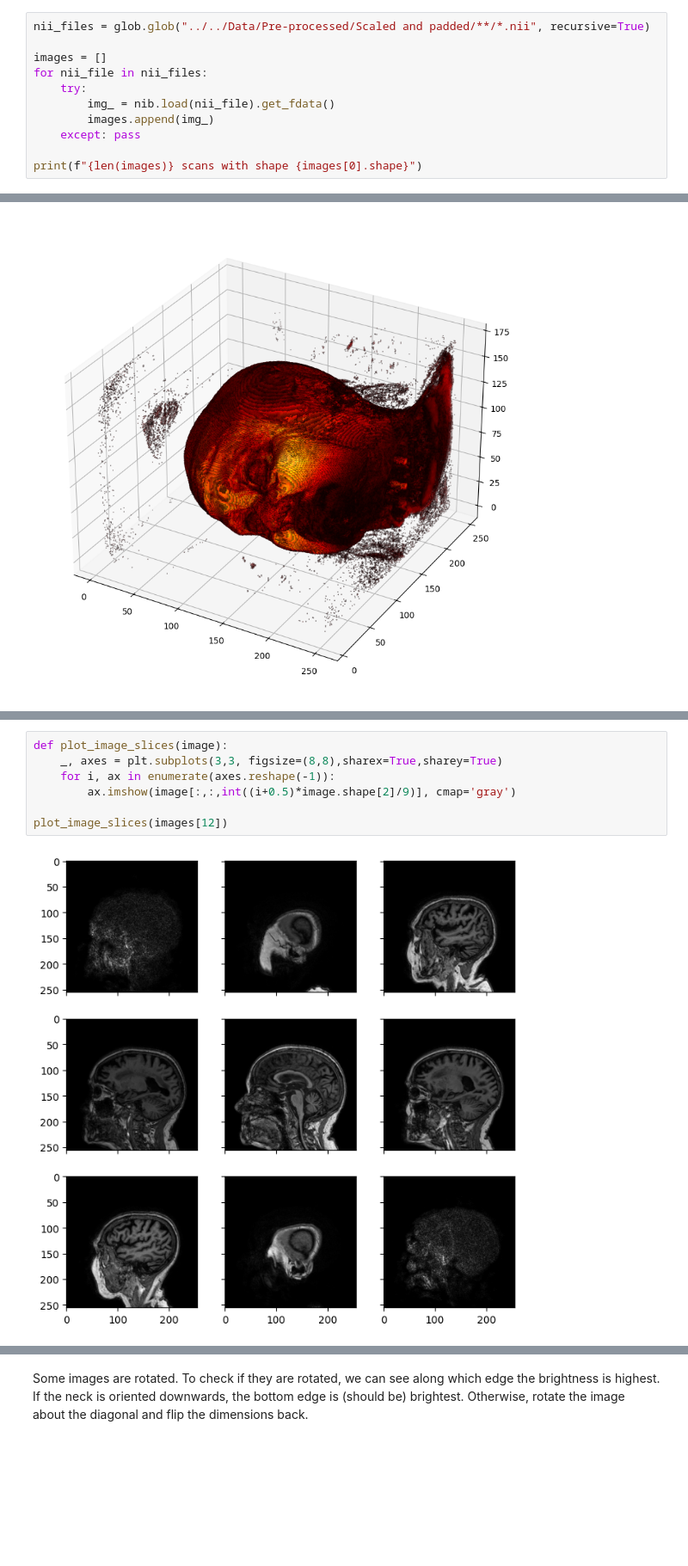
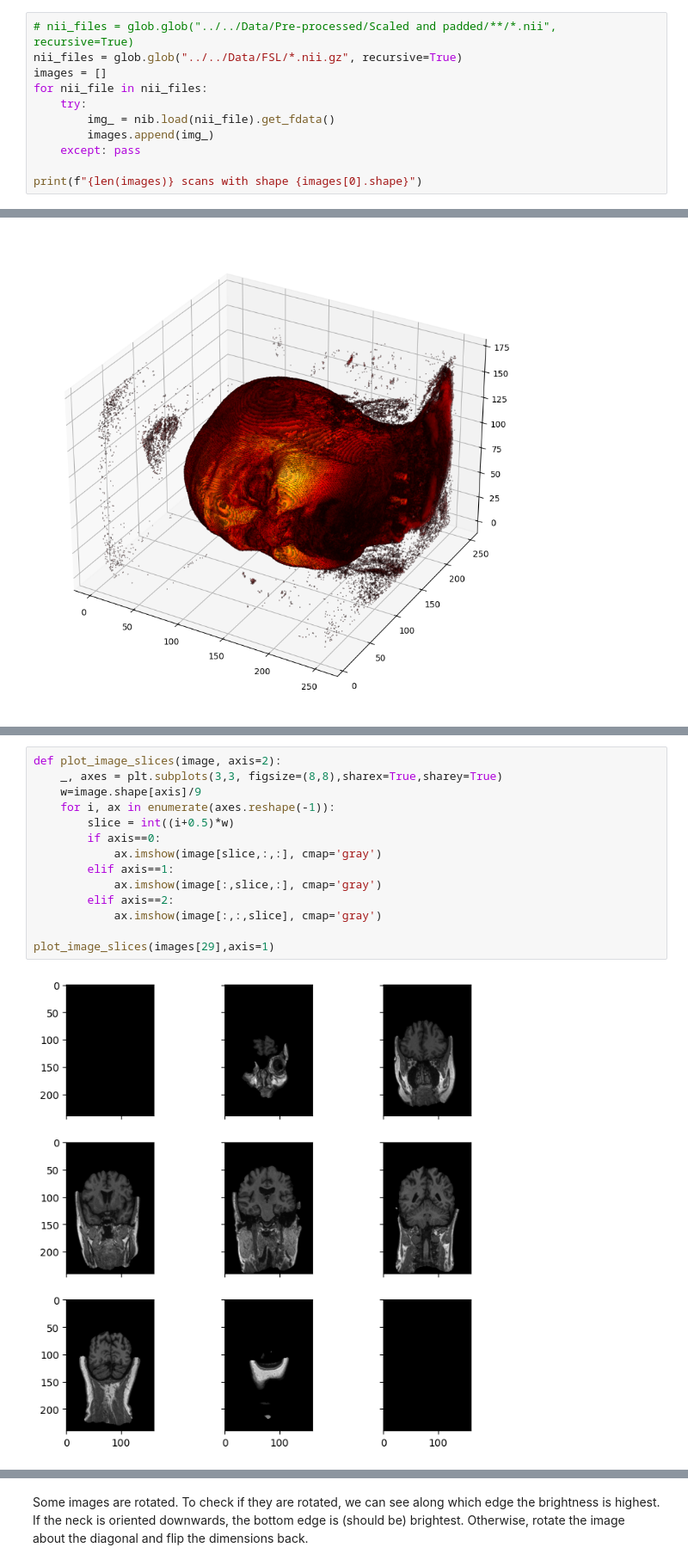
Before and after one commit to Vaakir/unsupervised-deep-learning-bachelor-thesis, a Jupyter notebook: Research/Train/Exploratory plotting.ipynb, the cells around one changed output, grey strips where cells are left out. Shown at 86% size. Cells and saved outputs as stored; diff of their text form; blank space fills up the shorter version.

```diff
--- a/Research/Train/Exploratory plotting.ipynb
+++ b/Research/Train/Exploratory plotting.ipynb
@@ -25,8 +25,8 @@ import numpy as np
 from matplotlib import pyplot as plt
 import glob
 # %%
-nii_files = glob.glob("../../Data/Pre-processed/Scaled and padded/**/*.nii", recursive=True)
-
+# nii_files = glob.glob("../../Data/Pre-processed/Scaled and padded/**/*.nii", recursive=True)
+nii_files = glob.glob("../../Data/FSL/*.nii.gz", recursive=True)
 images = []
 for nii_file in nii_files:
     try:
@@ -121,9 +121,16 @@ plot_image(images[30])
 # %%
-def plot_image_slices(image):
+def plot_image_slices(image, axis=2):
     _, axes = plt.subplots(3,3, figsize=(8,8),sharex=True,sharey=True)
+    w=image.shape[axis]/9
     for i, ax in enumerate(axes.reshape(-1)):
-        ax.imshow(image[:,:,int((i+0.5)*image.shape[2]/9)], cmap='gray')
+        slice = int((i+0.5)*w)
+        if axis==0:
+            ax.imshow(image[slice,:,:], cmap='gray')
+        elif axis==1:
+            ax.imshow(image[:,slice,:], cmap='gray')
+        elif axis==2:
+            ax.imshow(image[:,:,slice], cmap='gray')
 
-plot_image_slices(images[12])
+plot_image_slices(images[29],axis=1)
 # %% [output]
-[figure, old version]
+[figure, new version]
```
Also changed, not shown: parts of 10 cells of this notebook, 7 other files.
